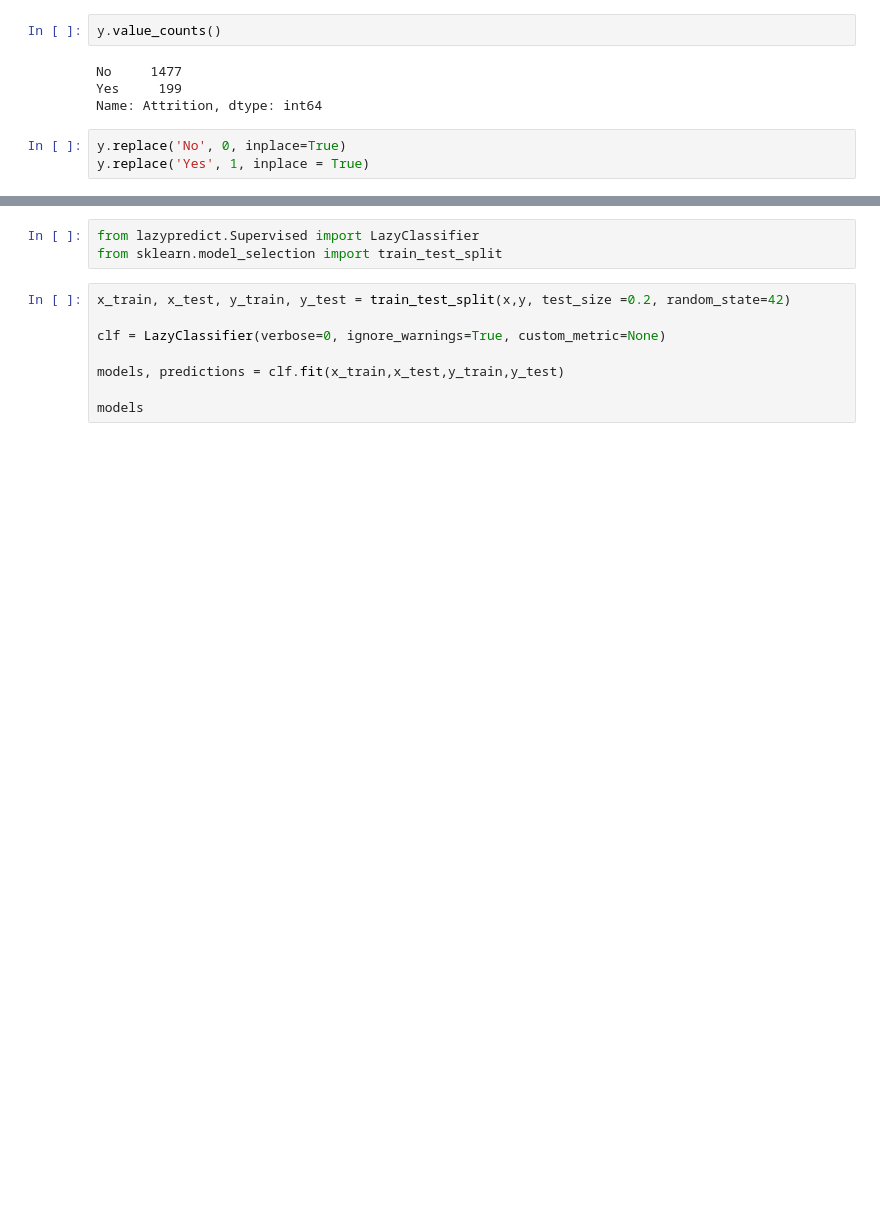
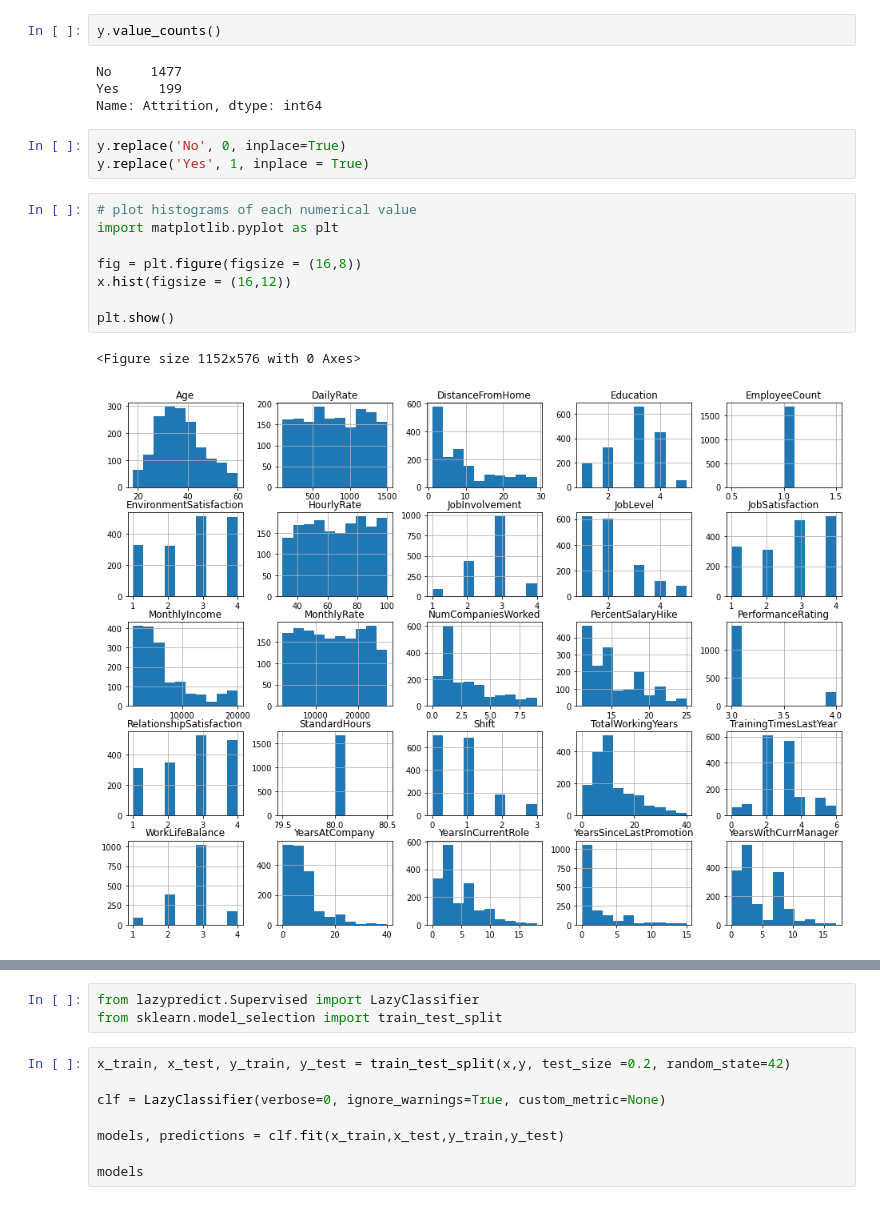
Before and after one commit to markmlowe/capstone, a Jupyter notebook: notebooks/01_mml_initial_data_exploration.ipynb, the cells around one changed output, grey strips where cells are left out. Drawn from its saved outputs; the diff is of its cells as text; blank space fills up the shorter version.

Commit message:
updates to EDA with histograms showing all numeric features

```diff
--- a/notebooks/01_mml_initial_data_exploration.ipynb
+++ b/notebooks/01_mml_initial_data_exploration.ipynb
@@ -55,3 +55,14 @@ Name: Attrition, dtype: int64
 # %%
 y.replace('No', 0, inplace=True)
 y.replace('Yes', 1, inplace = True)
+# %%
+# plot histograms of each numerical value
+import matplotlib.pyplot as plt
+
+fig = plt.figure(figsize = (16,8))
+x.hist(figsize = (16,12))
+
+plt.show()
+# %% [output]
+<Figure size 1152x576 with 0 Axes>
+[figure, added]
```
Also changed, not shown: parts of 1 cell of this notebook.
